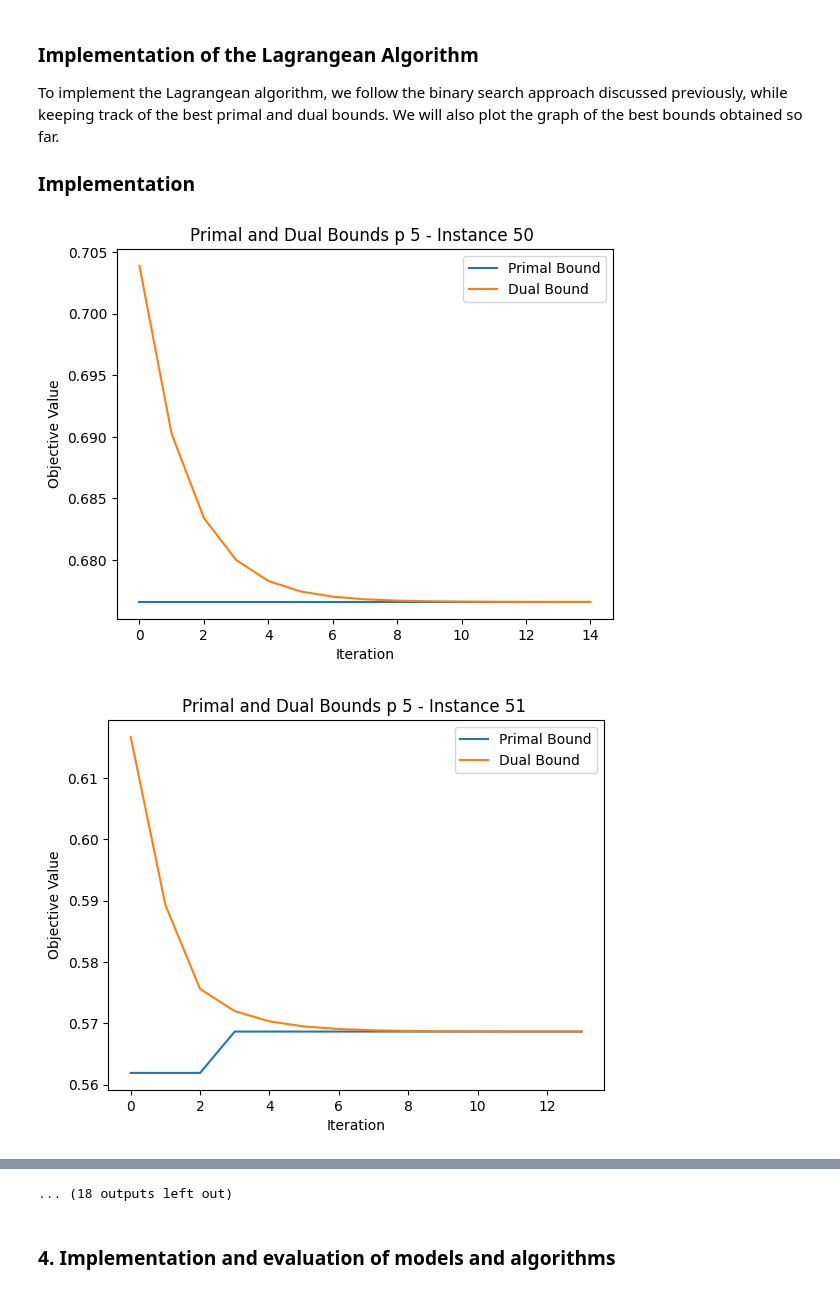
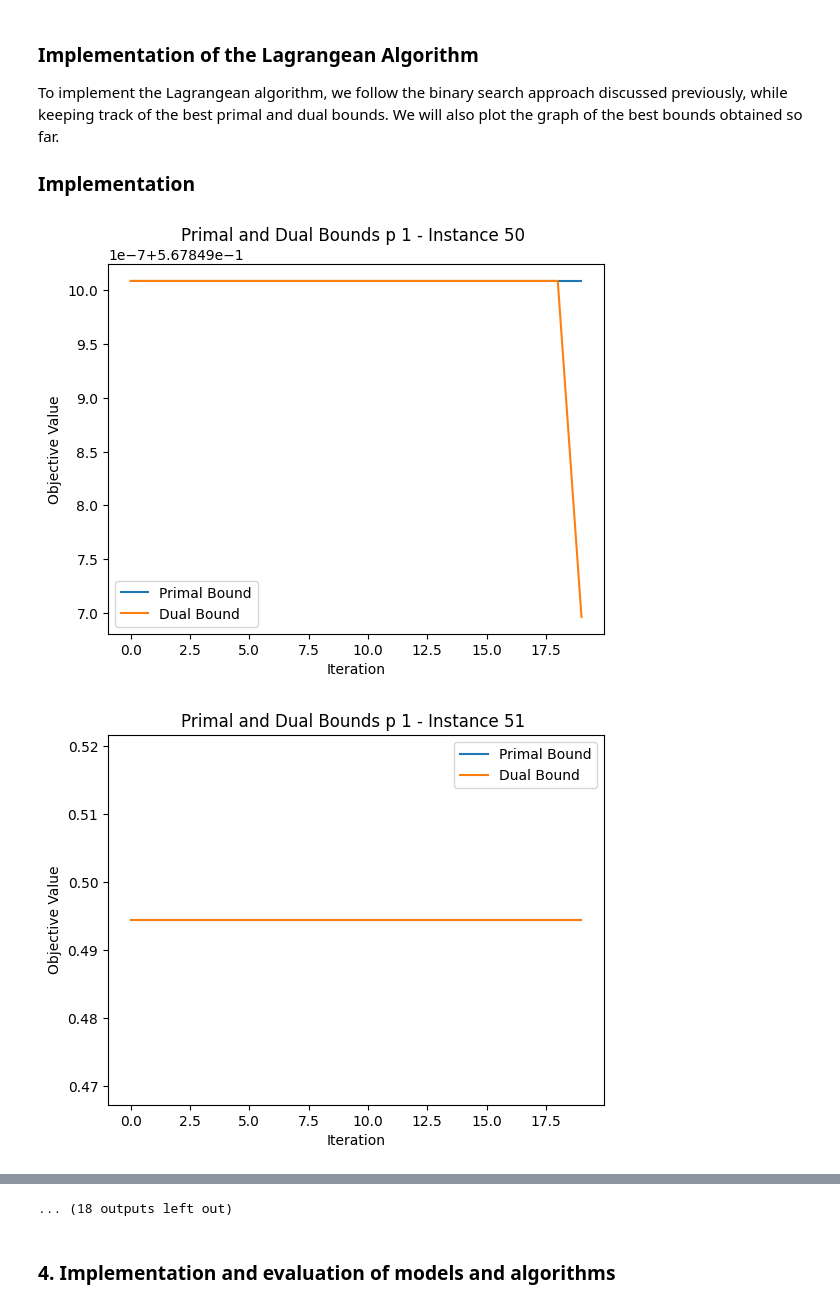
Before and after one commit to yelmokht/assortment-planning-problem, a Jupyter notebook: notebook.ipynb, the cells around one changed output, grey strips where cells are left out. Saved outputs shown, nothing was run; the diff lists cells and outputs as text; code cells hidden in the pictures.

```diff
--- a/notebook.ipynb
+++ b/notebook.ipynb
@@ -912,28 +1001,29 @@ Academic license - for non-commercial use only - expires 2025-04-26
 # %%
-# #Solve the AP_L for the large instances
-# large_r = instances_large_r
-# large_mu = instances_large_mu
+#Solve the AP_L for the large instances
+large_r = instances_large_r
+large_mu = instances_large_mu
 
-# n = len(large_r[0]) - 1 # Number of products
-# n_large_instances = len(large_r) # Number of instances
+n = len(large_r[0]) - 1 # Number of products
+n_large_instances = len(large_r) # Number of instances
 
-# large_instances_runtimes = {instance: None for instance in range(1,n_large_instances+1)}
-# large_instances_optimal_values = {instance: None for instance in range(1,n_large_instances+1)}
-# large_instances_k_values = {instance: None for instance in range(1,n_large_instances+1)}
+large_instances_runtimes = {instance: None for instance in range(1,n_large_instances+1)}
+large_instances_optimal_values = {instance: None for instance in range(1,n_large_instances+1)}
+large_instances_k_values = {instance: None for instance in range(1,n_large_instances+1)}
 
 
-# for i in range(n_large_instances):
-#     k,value,runtime = greedy_algorithm_with_gurobi(large_r[i], large_mu[i])
-#     large_instances_runtimes[i+1]= runtime
-#     large_instances_optimal_values[i+1] = value
-#     large_instances_k_values[i+1] = k
+for i in range(n_large_instances):
+    print(f"Instance: {i+1}")
+    k,value,runtime = greedy_algorithm(large_r[i], large_mu[i])
+    large_instances_runtimes[i+1]= runtime
+    large_instances_optimal_values[i+1] = value
+    large_instances_k_values[i+1] = k
 
-# csv_file = 'results/AP/large.csv'
-# df_runtimes = pd.DataFrame(list(large_instances_runtimes.items()), columns=['Instance', 'Runtime'])
-# df_k_values = pd.DataFrame(list(large_instances_k_values.items()), columns=['Instance', 'K'])
-# df_optimal_values = pd.DataFrame(list(large_instances_optimal_values.items()), columns=['Instance', 'Optimal_Value'])
+csv_file = 'results/AP/large.csv'
+df_runtimes = pd.DataFrame(list(large_instances_runtimes.items()), columns=['Instance', 'Runtime'])
+df_k_values = pd.DataFrame(list(large_instances_k_values.items()), columns=['Instance', 'K'])
+df_optimal_values = pd.DataFrame(list(large_instances_optimal_values.items()), columns=['Instance', 'Optimal_Value'])
 
-# df = pd.merge(df_runtimes, df_k_values, on='Instance')
-# df = pd.merge(df, df_optimal_values, on='Instance')
+df = pd.merge(df_runtimes, df_k_values, on='Instance')
+df = pd.merge(df, df_optimal_values, on='Instance')
 
-# df.to_csv(csv_file, index=False, header=True, sep=',')
+df.to_csv(csv_file, index=False, header=True, sep=',')
@@ -1423,7 +1556,7 @@ def is_feasible(y, p):
     return sum(1 for yi in y if yi > 0) <= p
 
 
-def find_optimal_lambda_with_heuristic(r, mu, p, n, epsilon=1e-5):
+def find_optimal_lambda_with_heuristic(r, mu, p, n, epsilon=1e-6):
     lambda_low = 0
     lambda_high = max(0, (r[1] - r[0]) / p)
     best_obj_val = -float('inf')
@@ -1610,19 +1743,19 @@ To implement the Lagrangean algorithm, we follow the binary search approach disc
 # %%
 import matplotlib.pyplot as plt
 
-p=5
+p=1
 
 for i in range(50, 80):
         primal_bounds = small_instances_primal_bounds[i][p]
         dual_bounds = small_instances_dual_bounds[i][p]
         # Plotting the primal and dual bounds
         plt.plot(primal_bounds, label='Primal Bound')
         plt.plot(dual_bounds, label='Dual Bound')
         plt.xlabel('Iteration')
         plt.ylabel('Objective Value')
         plt.legend()
         plt.title(f'Primal and Dual Bounds p {p} - Instance {i} ')
         plt.show()
 # %% [output]
-[figure, old version]
+[figure, new version]
-[figure, old version]
+[figure, new version]
```
Also changed, not shown: parts of 10 cells of this notebook, 12 other files.
